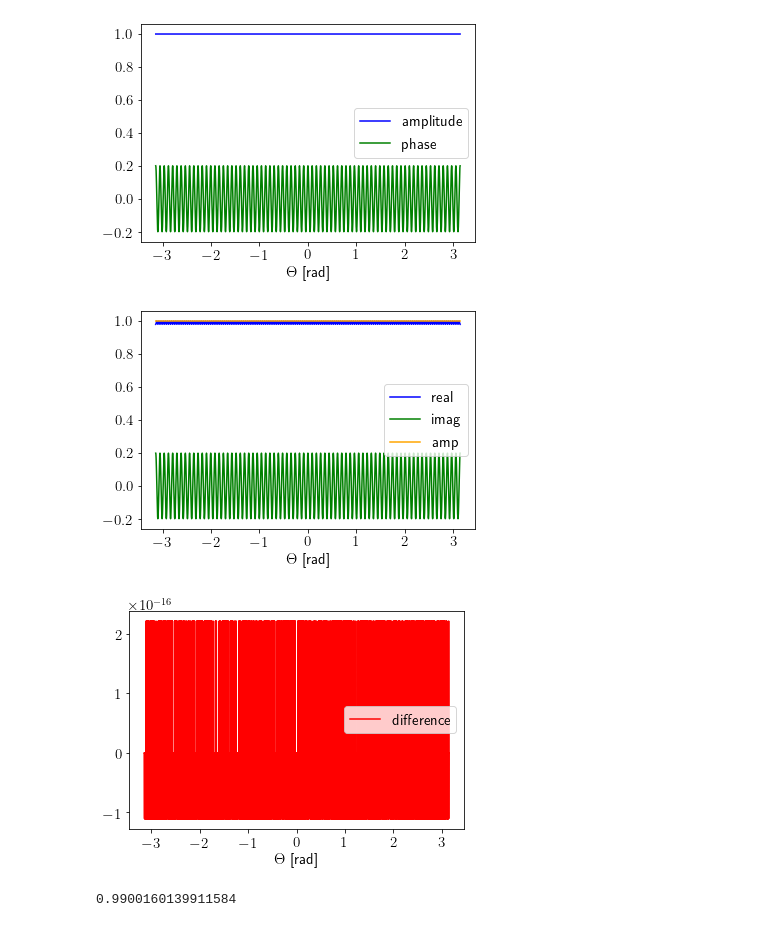
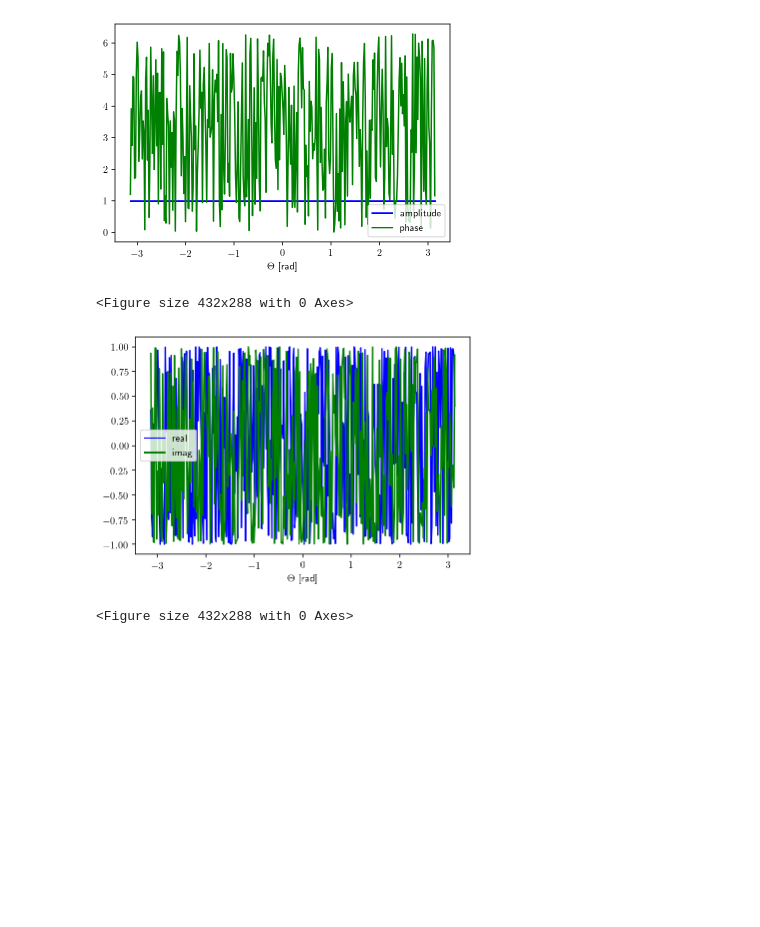
Before and after one commit to a-renzini/phase_coherent_maps, a Jupyter notebook: circle_toymodel/toymodel.ipynb, the cells around one changed output. Drawn from its saved outputs; the diff is of its cells as text; code cells hidden in the pictures; blank space fills up the shorter version.

```diff
--- a/circle_toymodel/toymodel.ipynb
+++ b/circle_toymodel/toymodel.ipynb
@@ -6,11 +16,6 @@ from numpy import random
-# %%
-matplotlib.rcParams.update({'font.size':15})
-#matplotlib.rcParams['figure.dpi'] = 150
-#matplotlib.rcParams['figure.figsize'] = [5,3]
-matplotlib.rcParams['text.usetex'] = True
 # %%
 # "continuous" functions on the circle
-N = 10000
+N = 360
 thetas = np.linspace(-np.pi, np.pi, N)
 
 # amplitude
@@ -18,13 +23,12 @@ C = np.ones(N)
 
 # random phase
 random.seed(1234)
-amp = 0.2
-phi = random.normal(0, amp, N)
+phi = 2*np.pi*random.rand(N)
 
 # oscillating phase
-N_phi = 72 # number of phase oscillations around the circle
-dTheta_phi = 2*np.pi/N_phi
-phi = amp*np.cos(2*np.pi*thetas/dTheta_phi)
+#N_phi = 18 # number of phase oscillations around the circle
+#dTheta_phi = 2*np.pi/N_phi
+#phi = 2*np.pi*np.cos(2*np.pi*thetas/dTheta_phi)
 
 # real and imag parts
 A = C*np.cos(phi)
@@ -32,35 +36,28 @@ B = C*np.sin(phi)
 # %%
 # plot data
 plt.figure()
 plt.rc('text', usetex=True)
 plt.plot(thetas, C, color='blue', label='amplitude')
 plt.plot(thetas, phi, color='green', label='phase')
 plt.xlabel('$\Theta$ [rad]')
 plt.legend()
 plt.show()
-#plt.savefig('amp_phase', bbox_inches='tight', dpi=400)
-
-plt.figure()
-plt.rc('text', usetex=True)
-plt.plot(thetas, A, color='blue', label='real')
-plt.plot(thetas, B, color='green', label='imag')
-plt.plot(thetas, np.sqrt(A**2 + B**2), color='orange', label='amp')
-plt.xlabel('$\Theta$ [rad]')
-plt.legend()
-plt.show()
-#plt.savefig('real_imag', bbox_inches='tight', dpi=400)
-
-plt.figure()
-plt.rc('text', usetex=True)
-plt.plot(thetas, np.sqrt(A**2 + B**2)-C, color='red', label='difference')
-plt.xlabel('$\Theta$ [rad]')
-plt.legend()
-plt.show()
-#plt.savefig('real_imag', bbox_inches='tight', dpi=400)
+plt.savefig('amplitude_phase', bbox_inches='tight', dpi=400)
 # %% [output]
-[figure, old version]
+[figure, new version]
-[figure, removed]
-[figure, removed]
+<Figure size 432x288 with 0 Axes>
+# %%
+plt.figure()
+plt.rc('text', usetex=True)
+plt.plot(thetas, A, color='blue', label='real')
+plt.plot(thetas, B, color='green', label='imag')
+plt.xlabel('$\Theta$ [rad]')
+plt.legend()
+plt.show()
+plt.savefig('real_imag', bbox_inches='tight', dpi=400)
+# %% [output]
+[figure, added]
+<Figure size 432x288 with 0 Axes>
 # %%
 # response function
 
@@ -76,16 +73,5 @@ def apply_response(x, theta0, dTheta_resp, thetas):
     y = np.mean(x[ndx[0]])
 
     return y
-# %%
-# test response
-N_resp = 36
-theta0 = 0
-dTheta_resp = 2*np.pi/N_resp
-
-x = A
-y = apply_response(x, theta0, dTheta_resp, thetas)
-print(y)
-# %% [output]
-0.9900160139911584
 # %%
 # apply response around circle to get measured data
```
Also changed, not shown: parts of 4 cells of this notebook.
